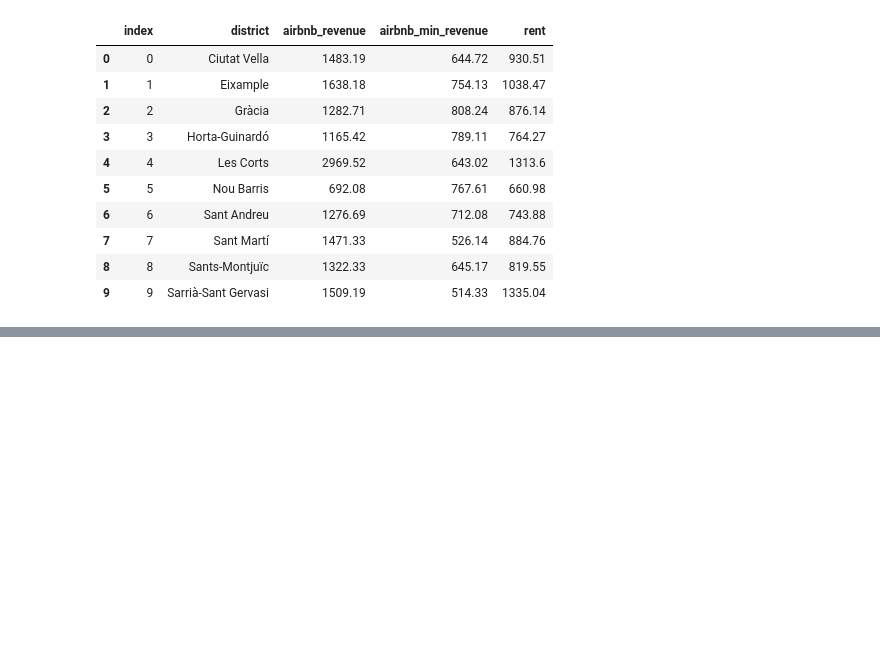
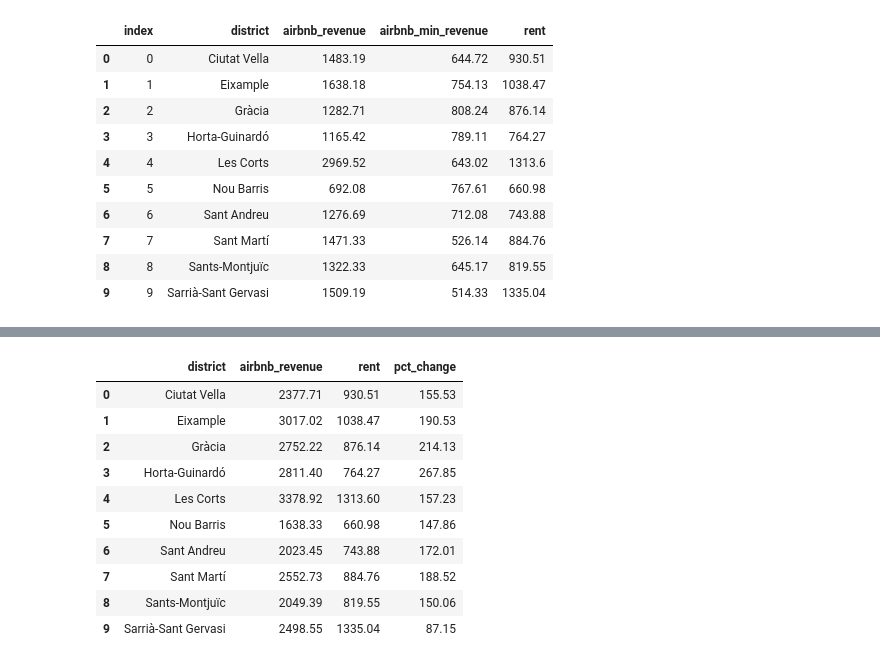
Before and after one commit to Sciabbala/Project-Week-2-Barcelona, a Jupyter notebook: your-project/DB_upload.ipynb, the cells around one changed output, grey strips where cells are left out. Cells and saved outputs as stored; diff of their text form; code cells hidden in the pictures; blank space fills up the shorter version.

```diff
--- a/your-project/DB_upload.ipynb
+++ b/your-project/DB_upload.ipynb
@@ -100,2 +80,18 @@ comparison
+# %%
+comparison['pct_change'] = ((comparison['airbnb_revenue'] - comparison['rent'])/ comparison['rent']) * 100
+# %%
+comparison['pct_change'] = round(comparison['pct_change']/100, 2)
 # %%
-comparison.to_csv('comparison')
+comparison
+# %% [output]
+|  | district | airbnb_revenue | rent | pct_change |
+| 0 | Ciutat Vella | 2377.71 | 930.51 | 155.53 |
+| 1 | Eixample | 3017.02 | 1038.47 | 190.53 |
+| 2 | Gràcia | 2752.22 | 876.14 | 214.13 |
+| 3 | Horta-Guinardó | 2811.40 | 764.27 | 267.85 |
+| 4 | Les Corts | 3378.92 | 1313.60 | 157.23 |
+| 5 | Nou Barris | 1638.33 | 660.98 | 147.86 |
+| 6 | Sant Andreu | 2023.45 | 743.88 | 172.01 |
+| 7 | Sant Martí | 2552.73 | 884.76 | 188.52 |
+| 8 | Sants-Montjuïc | 2049.39 | 819.55 | 150.06 |
+| 9 | Sarrià-Sant Gervasi | 2498.55 | 1335.04 | 87.15 |
```
Also changed, not shown: parts of 10 cells of this notebook, 16 other files.
